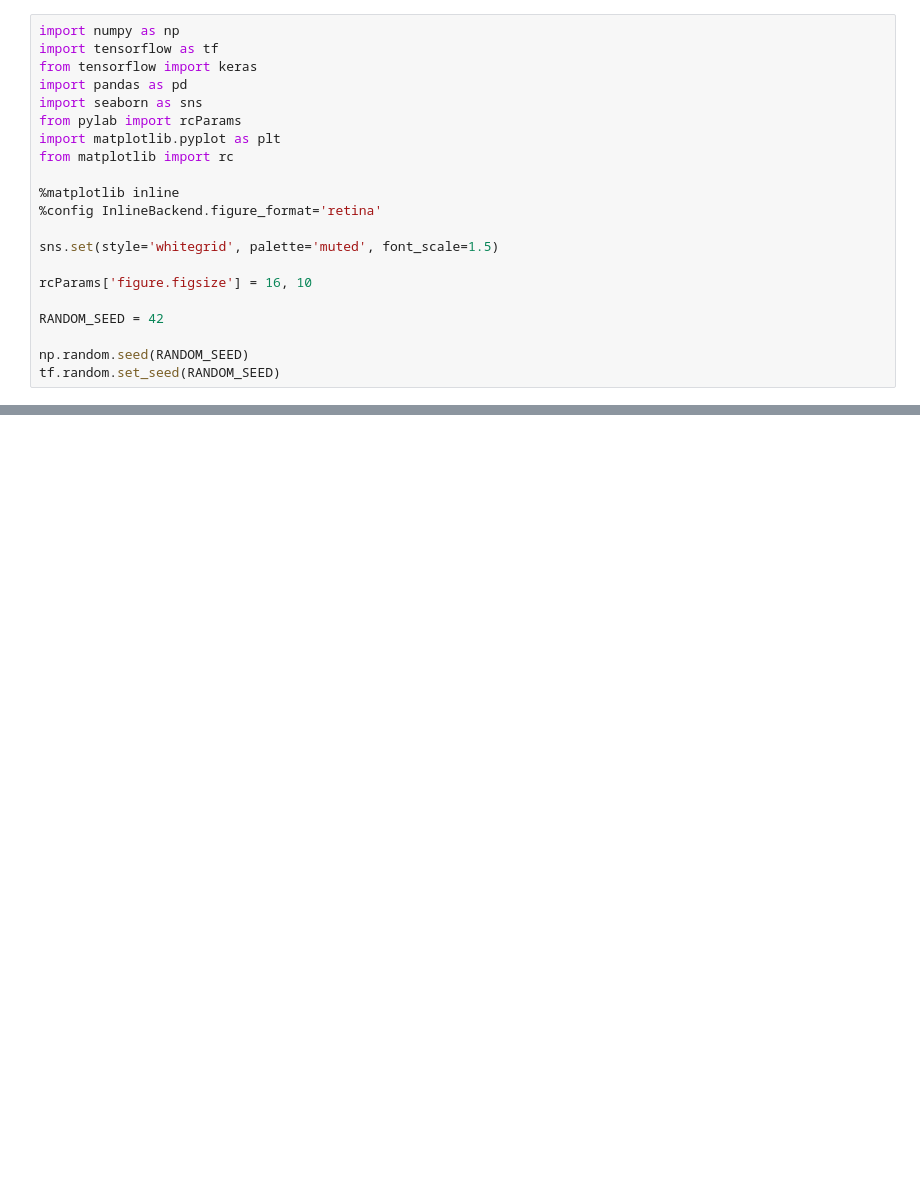
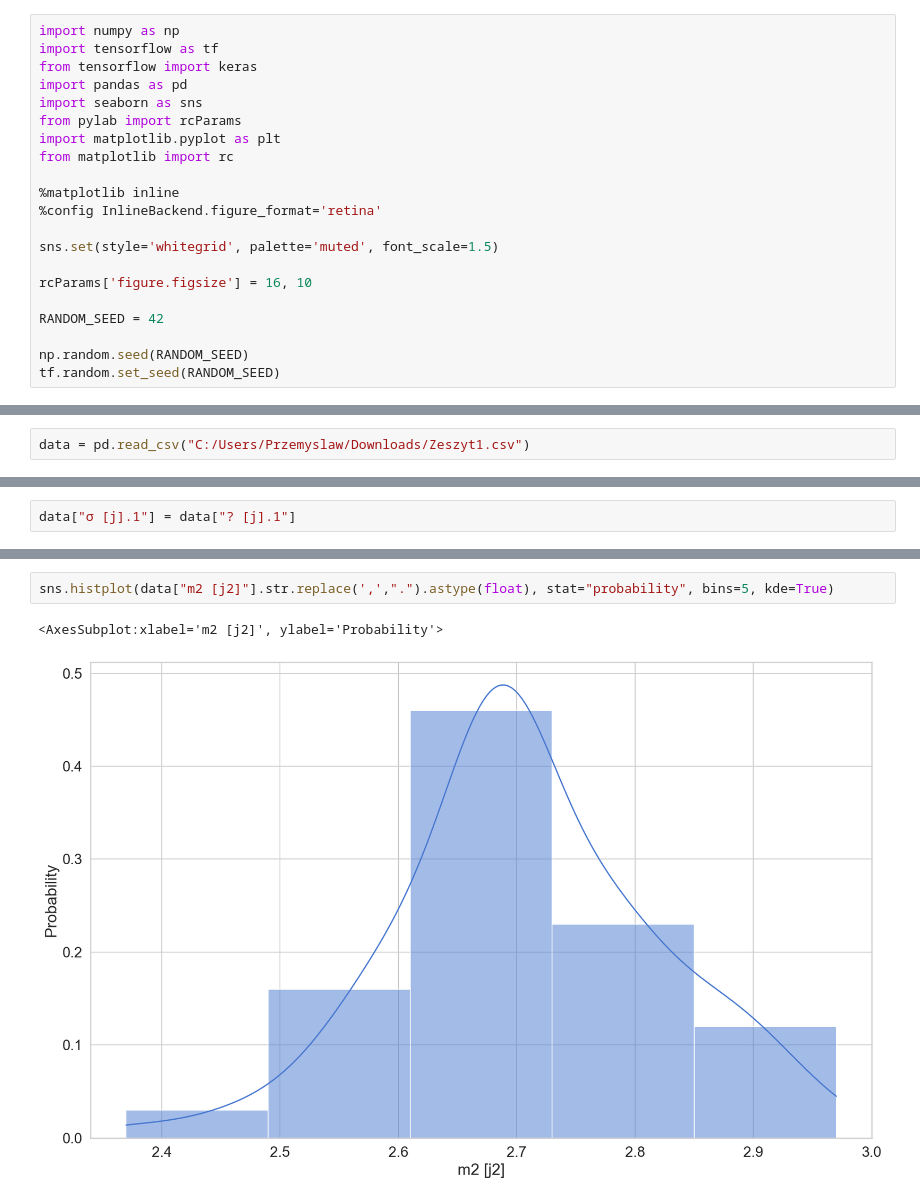
Before and after one commit to PrzemyslawSarnacki/AirQualityPrediction, a Jupyter notebook: SinePrediction.ipynb, the cells around one changed output, grey strips where cells are left out. Saved outputs shown, nothing was run; the diff lists cells and outputs as text; blank space fills up the shorter version.

```diff
--- a/SinePrediction.ipynb
+++ b/SinePrediction.ipynb
@@ -117,0 +22,2 @@ sns.lineplot(y_time, y_pred.reshape(190,))
+# %%
+data = pd.read_csv("C:/Users/Przemyslaw/Downloads/Zeszyt1.csv")
@@ -117,0 +46,2 @@ sns.lineplot(y_time, y_pred.reshape(190,))
+# %%
+data["σ [j].1"] = data["? [j].1"]
@@ -117,0 +71,5 @@ sns.lineplot(y_time, y_pred.reshape(190,))
+# %%
+sns.histplot(data["m2 [j2]"].str.replace(',',".").astype(float), stat="probability", bins=5, kde=True)
+# %% [output]
+<AxesSubplot:xlabel='m2 [j2]', ylabel='Probability'>
+[figure, added]
```
Also changed, not shown: parts of 17 cells of this notebook, 1 other file.
